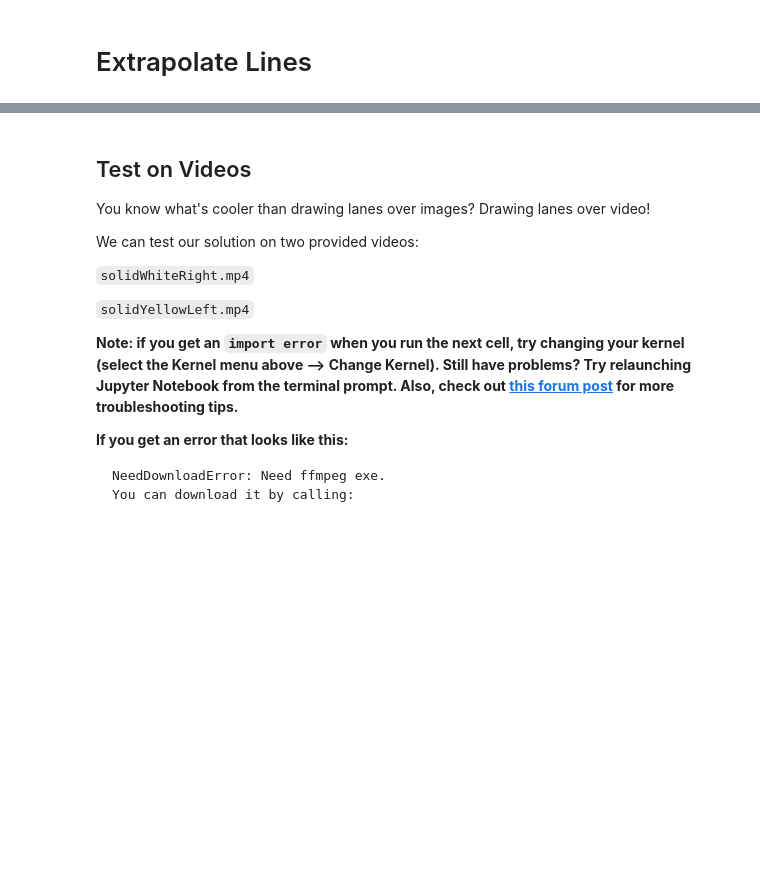
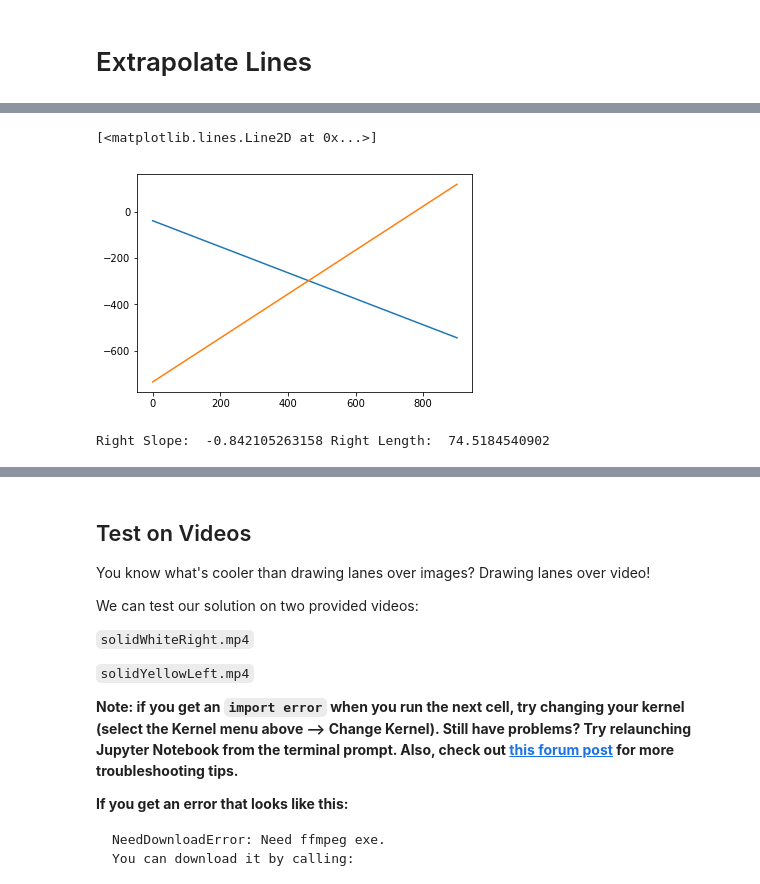
Before and after one commit to JohnMansell/P1_findingLaneLines, a Jupyter notebook: P1.ipynb, the cells around one changed output, grey strips where cells are left out. Drawn from its saved outputs; the diff is of its cells as text; code cells hidden in the pictures; blank space fills up the shorter version.

```diff
--- a/P1.ipynb
+++ b/P1.ipynb
@@ -381,0 +297,68 @@ Left X int -0.00629196492327
+# %%
+# get equation for each line
+m = 0
+b = 0
+rightX = []
+leftX = []
+
+rightY = []
+leftY = []
+
+rightLengths = []
+leftLengths = []
+
+for line in lines:
+    for x1, y1, x2, y2 in line:
+        slope = (y2 - y1) / (x1 - x2)
+        length = np.sqrt( ((y1-y2)**2) + ((x1-x2)**2))
+        if slope < -0:
+            rightX.append(x1)
+            rightX.append(x2)
+            rightY.append(-y1)
+            rightY.append(-y2)
+            rightLengths.append(length)
+            rightLengths.append(length)
+        if slope > 0:
+            leftX.append(x1)
+            leftX.append(x2)
+            leftY.append(-y1)
+            leftY.append(-y2)
+            leftLengths.append(length)
+            leftLengths.append(length)
+
+rightSlope, rightIntercept = np.polyfit(rightX, rightY, 1, w=rightLengths)
+leftSlope, leftIntercept = np.polyfit(leftX, leftY, 1, w=leftLengths)
+
+x = np.arange(0, 1000, 100)
+r = rightSlope * x + rightIntercept
+l = leftSlope * x + leftIntercept
+
+plt.plot(x, r)
+plt.plot(x, l)
+# %% [output]
+[<matplotlib.lines.Line2D at 0x...>]
+[figure, added]
+# %%
+rightSlopes = []
+leftSlopes = []
+
+rightLengths = []
+leftLengths = []
+
+for line in lines:
+    for x1, y1, x2, y2 in line:
+        slope = (y1 - y2) / (x1 - x2)
+        length = np.sqrt( ((y1-y2)**2) + ((x1-x2)**2))
+        if slope > 0:
+            leftLengths = length
+            leftSlopes = slope
+        elif slope < -0.1:
+            rightLengths = length
+            rightSlopes = slope
+
+right_ave_length = np.average(rightLengths)
+right_ave_slope = np.average(rightSlopes)
+
+print("Right Slope: ", rightSlopes, "Right Length: ", rightLengths)
+# %% [output]
+Right Slope:  -0.842105263158 Right Length:  74.5184540902
```
Also changed, not shown: parts of 5 cells of this notebook.
